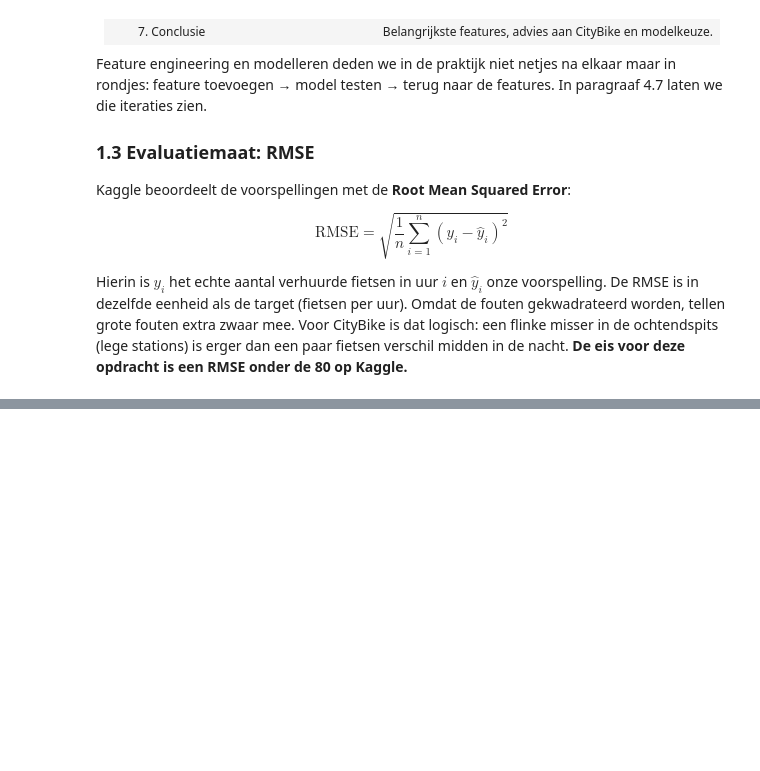
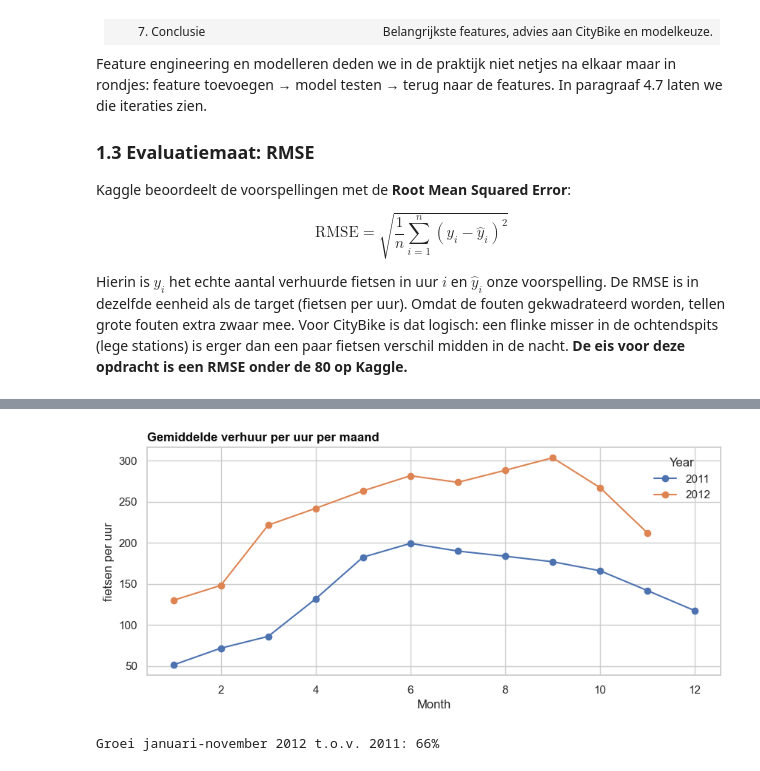
Before and after one commit to AlishaSR2k5/verhuuraantallen-voorspellen, a Jupyter notebook: notebook.ipynb, the cells around one changed output, grey strips where cells are left out. Saved outputs shown, nothing was run; the diff lists cells and outputs as text; code cells hidden in the pictures; blank space fills up the shorter version.

```diff
--- a/notebook.ipynb
+++ b/notebook.ipynb
@@ -242,0 +270,11 @@ set_plot_style()
+# %%
+# Hoe zag het weer eruit op de dagen met veel ontbrekende uren?
+days = missing_days[missing_days >= 6].index.astype(str)
+storm_days = pd.DataFrame({
+    'ontbrekende uren': missing_days[missing_days >= 6].values,
+    'verhuur die dag': [df.loc[df['date_hour'].dt.date.astype(str) == d,
+                               'cnt'].sum() for d in days],
+    'slechtste weertype': [df.loc[df['date_hour'].dt.date.astype(str) == d,
+                                  'weathersit'].max() for d in days]},
+    index=days)
+storm_days
@@ -242,0 +461,16 @@ set_plot_style()
+# %%
+# Elke maand van 2011 naast dezelfde maand in 2012
+monthly = dfh.groupby(['Month', 'Year'])['cnt'].mean().unstack()
+monthly['groei 2012 t.o.v. 2011'] = monthly[2012] / monthly[2011] - 1
+ax = monthly[[2011, 2012]].plot(marker='o', figsize=(10, 4),
+                                title='Gemiddelde verhuur per uur per maand')
+ax.set_ylabel('fietsen per uur')
+plt.show()
+# Eerlijke vergelijking: van 2012 hebben we geen december
+jan_nov = dfh[dfh['Month'] <= 11].groupby('Year')['cnt'].mean()
+print(f'Groei januari-november 2012 t.o.v. 2011: '
+      f'{jan_nov[2012] / jan_nov[2011] - 1:.0%}')
+monthly.round(2).T
+# %% [output]
+[figure, added]
+Groei januari-november 2012 t.o.v. 2011: 66%
```
Also changed, not shown: parts of 46 cells of this notebook.
